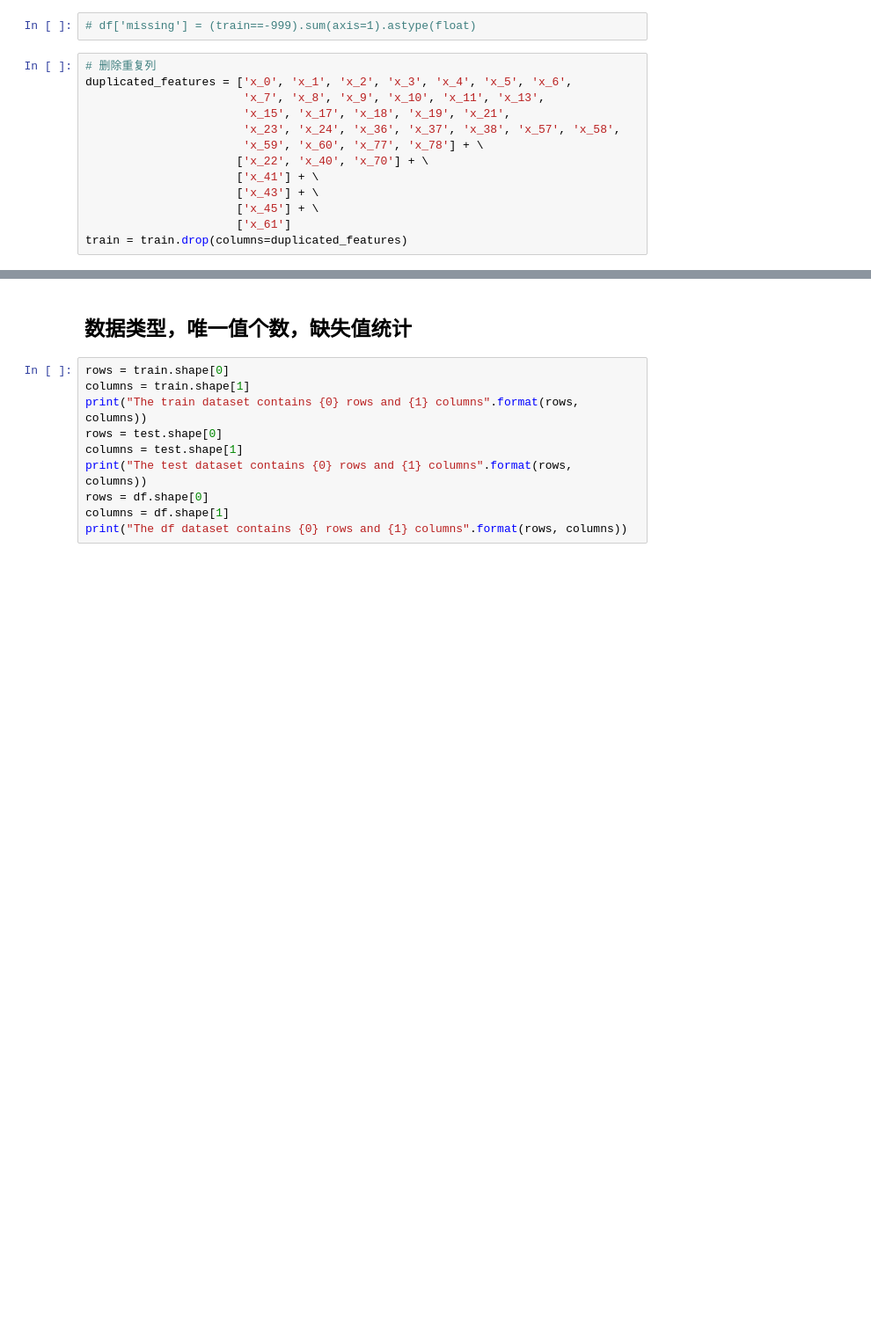
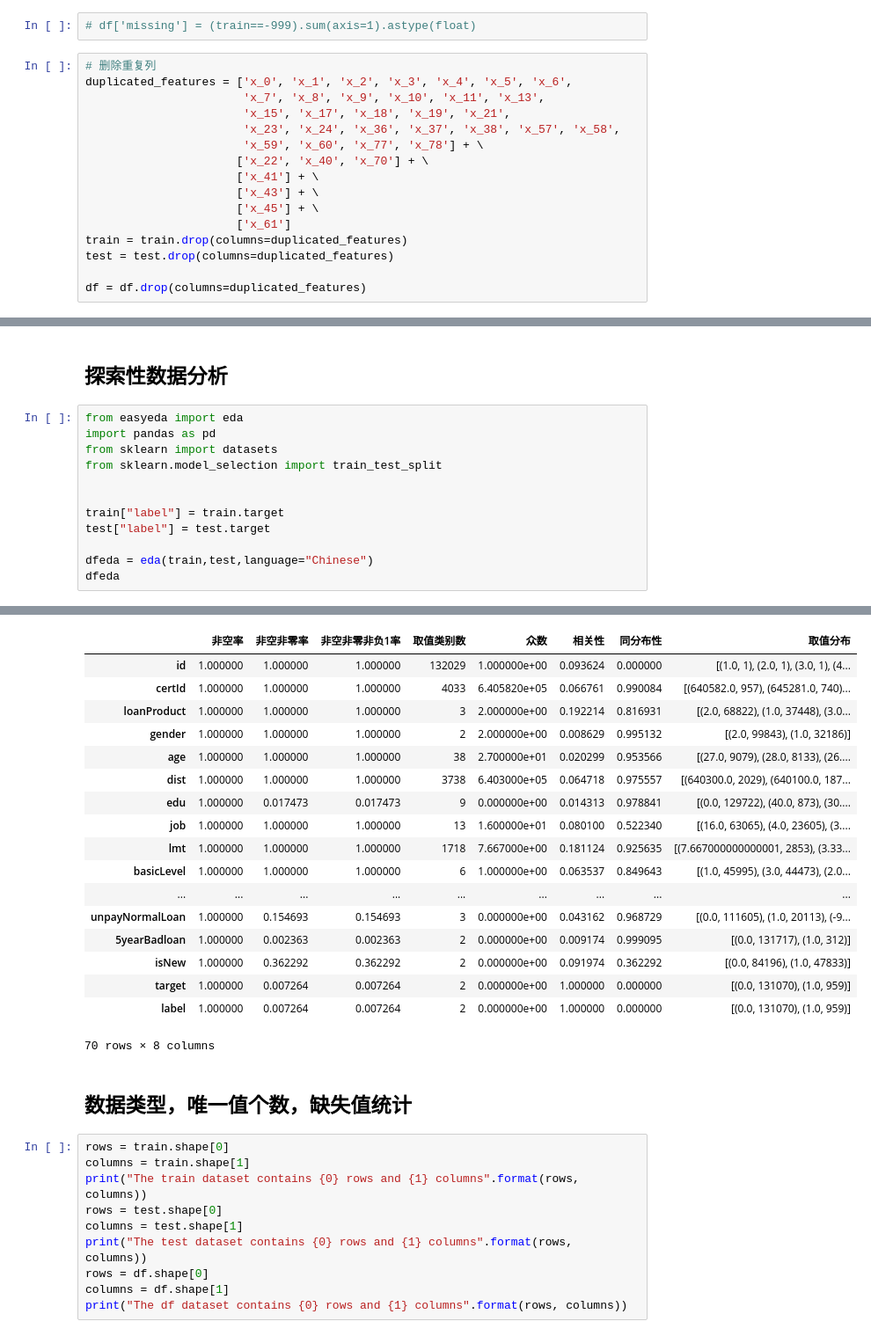
Before and after one commit to yanqiangmiffy/Data-Finance-Cup, a Jupyter notebook: 数据分析.ipynb, the cells around one changed output, grey strips where cells are left out. Shown at 88% size. Cells and saved outputs as stored; diff of their text form; blank space fills up the shorter version.

```diff
--- a/数据分析.ipynb
+++ b/数据分析.ipynb
@@ -46,3 +47,6 @@ duplicated_features = ['x_0', 'x_1', 'x_2', 'x_3', 'x_4', 'x_5', 'x_6',
                       ['x_45'] + \
                       ['x_61']
 train = train.drop(columns=duplicated_features)
+test = test.drop(columns=duplicated_features)
+
+df = df.drop(columns=duplicated_features)
@@ -48,0 +63,15 @@ train = train.drop(columns=duplicated_features)
+# %% [markdown]
+## 探索性数据分析
+# %%
+from easyeda import eda
+import pandas as pd
+from sklearn import datasets
+from sklearn.model_selection import train_test_split
+
+
+train["label"] = train.target
+test["label"] = test.target
+
+dfeda = eda(train,test,language="Chinese")
+dfeda
+# %% [output]
@@ -49,3 +108,21 @@ train = train.drop(columns=duplicated_features)
+|  | 非空率 | 非空非零率 | 非空非零非负1率 | 取值类别数 | 众数 | 相关性 | 同分布性 | 取值分布 |
+| id | 1.000000 | 1.000000 | 1.000000 | 132029 | 1.000000e+00 | 0.093624 | 0.000000 | [(1.0, 1), (2.0, 1), (3.0, 1), (4... |
+| certId | 1.000000 | 1.000000 | 1.000000 | 4033 | 6.405820e+05 | 0.066761 | 0.990084 | [(640582.0, 957), (645281.0, 740)... |
+| loanProduct | 1.000000 | 1.000000 | 1.000000 | 3 | 2.000000e+00 | 0.192214 | 0.816931 | [(2.0, 68822), (1.0, 37448), (3.0... |
+| gender | 1.000000 | 1.000000 | 1.000000 | 2 | 2.000000e+00 | 0.008629 | 0.995132 | [(2.0, 99843), (1.0, 32186)] |
+| age | 1.000000 | 1.000000 | 1.000000 | 38 | 2.700000e+01 | 0.020299 | 0.953566 | [(27.0, 9079), (28.0, 8133), (26.... |
+| dist | 1.000000 | 1.000000 | 1.000000 | 3738 | 6.403000e+05 | 0.064718 | 0.975557 | [(640300.0, 2029), (640100.0, 187... |
+| edu | 1.000000 | 0.017473 | 0.017473 | 9 | 0.000000e+00 | 0.014313 | 0.978841 | [(0.0, 129722), (40.0, 873), (30.... |
+| job | 1.000000 | 1.000000 | 1.000000 | 13 | 1.600000e+01 | 0.080100 | 0.522340 | [(16.0, 63065), (4.0, 23605), (3.... |
+| lmt | 1.000000 | 1.000000 | 1.000000 | 1718 | 7.667000e+00 | 0.181124 | 0.925635 | [(7.667000000000001, 2853), (3.33... |
+| basicLevel | 1.000000 | 1.000000 | 1.000000 | 6 | 1.000000e+00 | 0.063537 | 0.849643 | [(1.0, 45995), (3.0, 44473), (2.0... |
+| ... | ... | ... | ... | ... | ... | ... | ... | ... |
+| unpayNormalLoan | 1.000000 | 0.154693 | 0.154693 | 3 | 0.000000e+00 | 0.043162 | 0.968729 | [(0.0, 111605), (1.0, 20113), (-9... |
+| 5yearBadloan | 1.000000 | 0.002363 | 0.002363 | 2 | 0.000000e+00 | 0.009174 | 0.999095 | [(0.0, 131717), (1.0, 312)] |
+| isNew | 1.000000 | 0.362292 | 0.362292 | 2 | 0.000000e+00 | 0.091974 | 0.362292 | [(0.0, 84196), (1.0, 47833)] |
+| target | 1.000000 | 0.007264 | 0.007264 | 2 | 0.000000e+00 | 1.000000 | 0.000000 | [(0.0, 131070), (1.0, 959)] |
+| label | 1.000000 | 0.007264 | 0.007264 | 2 | 0.000000e+00 | 1.000000 | 0.000000 | [(0.0, 131070), (1.0, 959)] |
+70 rows × 8 columns
 # %% [markdown]
 ## 数据类型，唯一值个数，缺失值统计
 # %%
```
Also changed, not shown: parts of 9 cells of this notebook, 2 other files.
